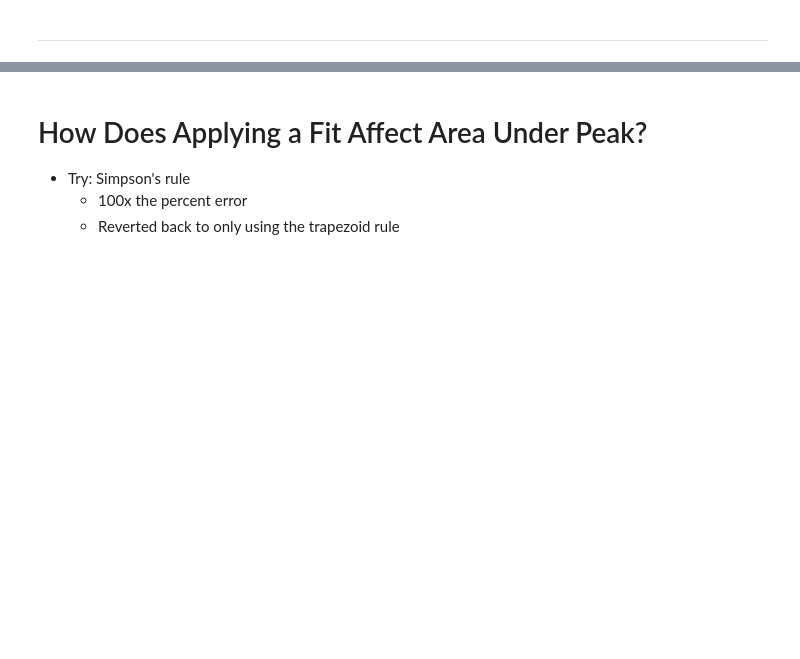
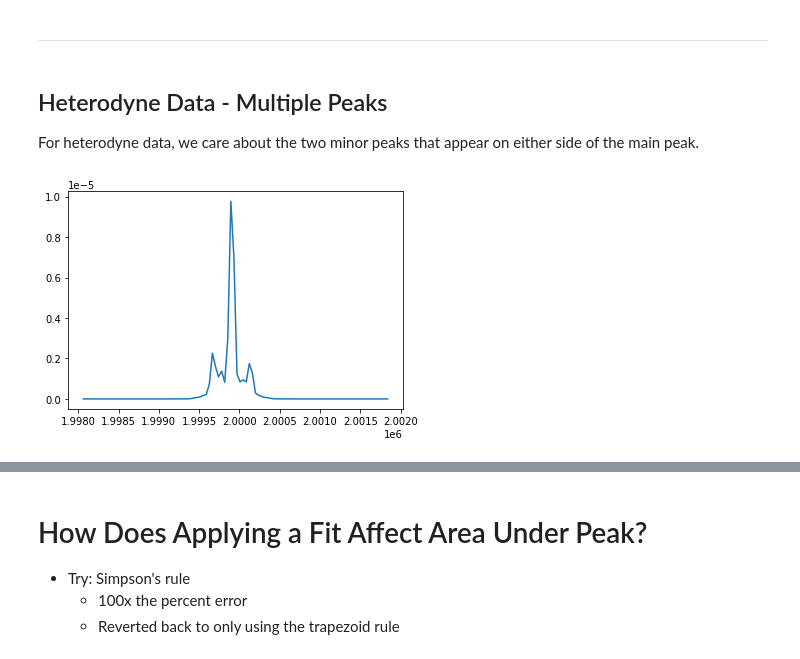
Before and after one commit to nurriol2/peak_fitting, a Jupyter notebook: lorentzian_peak_fitting.ipynb, the cells around one changed output, grey strips where cells are left out. Cells and saved outputs as stored; diff of their text form; code cells hidden in the pictures; blank space fills up the shorter version.

Commit message:
Implement basic peak finding

```diff
--- a/lorentzian_peak_fitting.ipynb
+++ b/lorentzian_peak_fitting.ipynb
@@ -280,3 +281,21 @@ extract_single_peak(freq, spectrum)
  'raw area': 4.593058036684815e-22}
 # %% [markdown]
 ---
+# %% [markdown]
+## Heterodyne Data - Multiple Peaks
+
+For heterodyne data, we care about the two minor peaks that appear on either side of the main peak.
+# %%
+# Plot a heterodyne spectra to visualize the left and right peaks
+
+window_size = 100
+
+het1 = load_csv_file("/content/heterodyne/het_st80_1.CSV", "V^2/Hz")
+
+het1_freq = center_zoom(het1["Frequency (Hz)"], window_size)
+het1_spectra = center_zoom(het1["Spectra (V^2/Hz)"], window_size)
+
+plt.plot(het1_freq, het1_spectra)
+plt.show()
+# %% [output]
+[figure, added]
```
Also changed, not shown: parts of 2 cells of this notebook.
